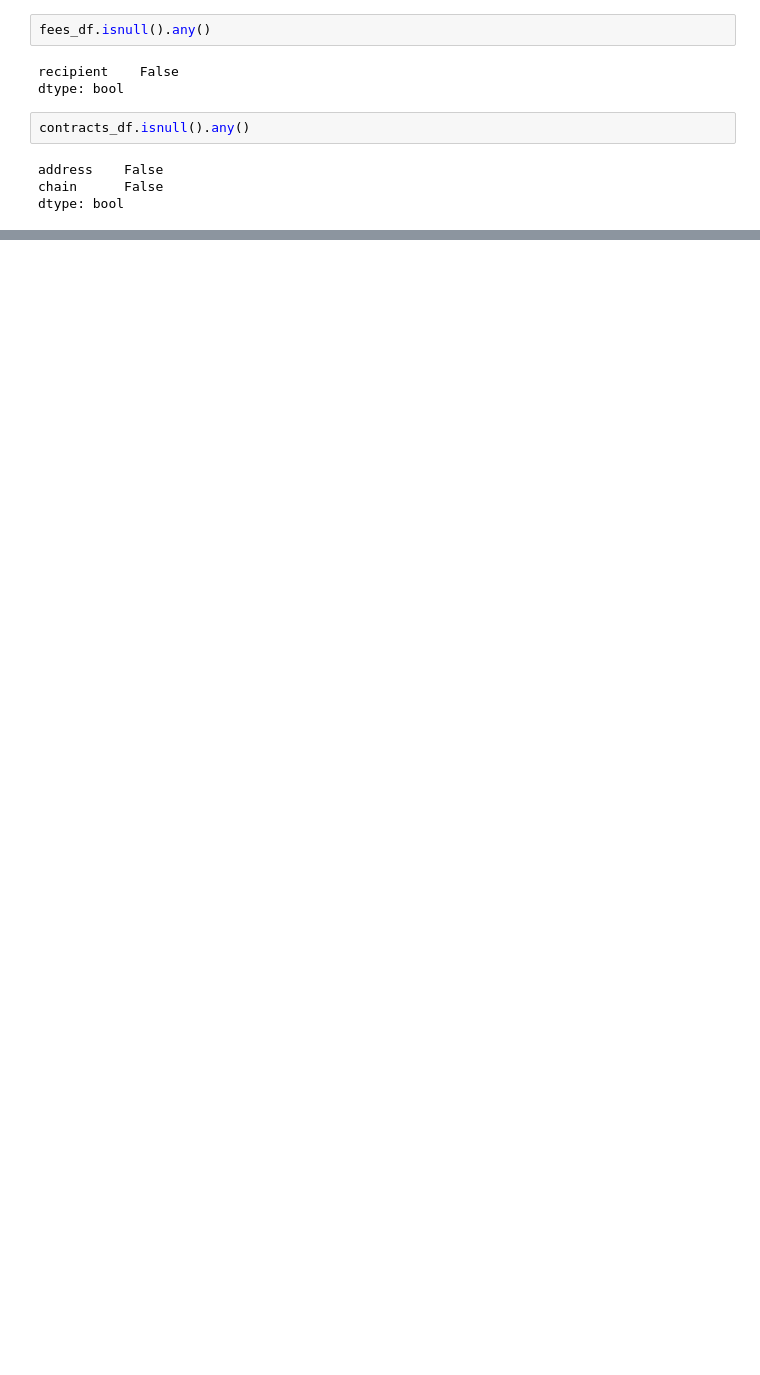
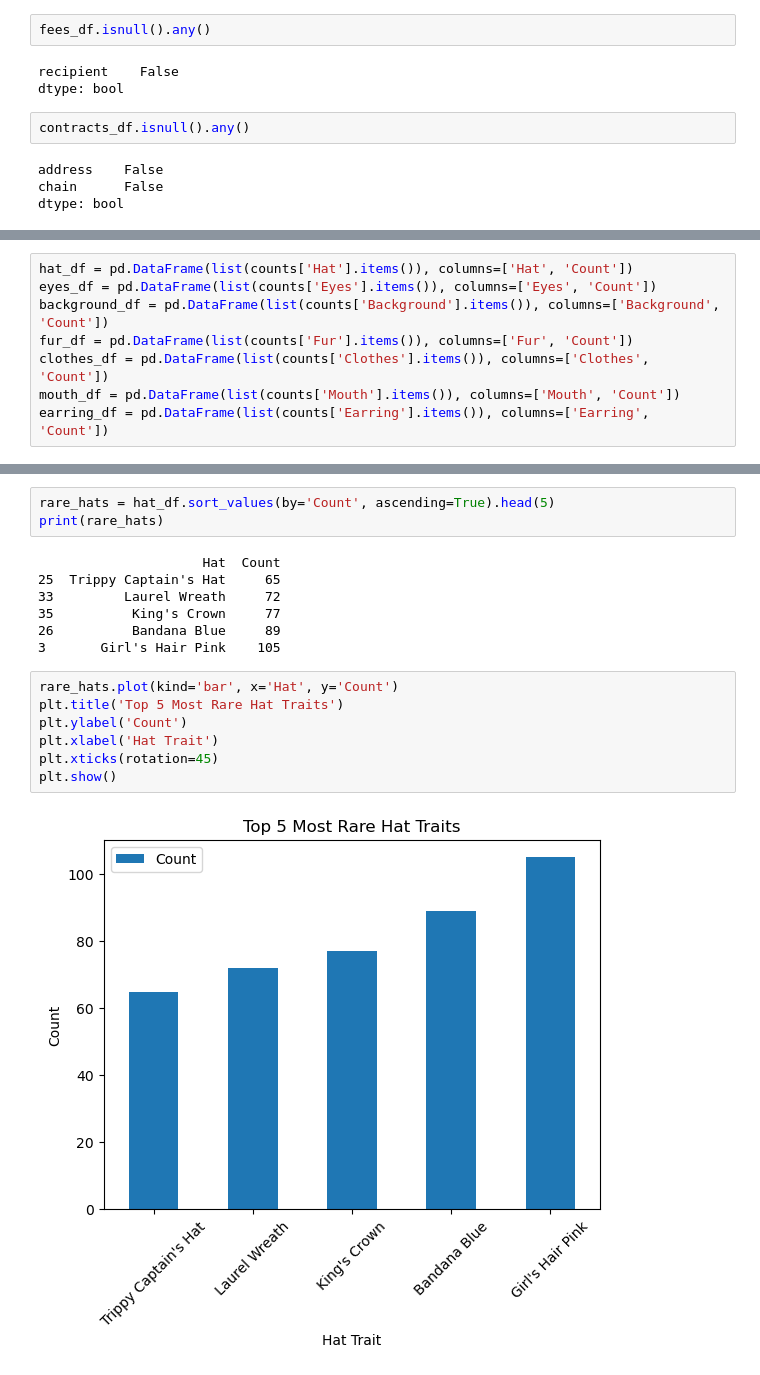
Before and after one commit to HeTron/NFT-Predictor, a Jupyter notebook: nft_project.ipynb, the cells around one changed output, grey strips where cells are left out. Cells and saved outputs as stored; diff of their text form; blank space fills up the shorter version.

```diff
--- a/nft_project.ipynb
+++ b/nft_project.ipynb
@@ -505,0 +700,8 @@ KeyError: 'nft'
+# %%
+hat_df = pd.DataFrame(list(counts['Hat'].items()), columns=['Hat', 'Count'])
+eyes_df = pd.DataFrame(list(counts['Eyes'].items()), columns=['Eyes', 'Count'])
+background_df = pd.DataFrame(list(counts['Background'].items()), columns=['Background', 'Count'])
+fur_df = pd.DataFrame(list(counts['Fur'].items()), columns=['Fur', 'Count'])
+clothes_df = pd.DataFrame(list(counts['Clothes'].items()), columns=['Clothes', 'Count'])
+mouth_df = pd.DataFrame(list(counts['Mouth'].items()), columns=['Mouth', 'Count'])
+earring_df = pd.DataFrame(list(counts['Earring'].items()), columns=['Earring', 'Count'])
@@ -505,0 +771,19 @@ KeyError: 'nft'
+# %%
+rare_hats = hat_df.sort_values(by='Count', ascending=True).head(5)
+print(rare_hats)
+# %% [output]
+                     Hat  Count
+25  Trippy Captain's Hat     65
+33         Laurel Wreath     72
+35          King's Crown     77
+26          Bandana Blue     89
+3       Girl's Hair Pink    105
+# %%
+rare_hats.plot(kind='bar', x='Hat', y='Count')
+plt.title('Top 5 Most Rare Hat Traits')
+plt.ylabel('Count')
+plt.xlabel('Hat Trait')
+plt.xticks(rotation=45)
+plt.show()
+# %% [output]
+[figure, added]
```
Also changed, not shown: parts of 60 cells of this notebook.
